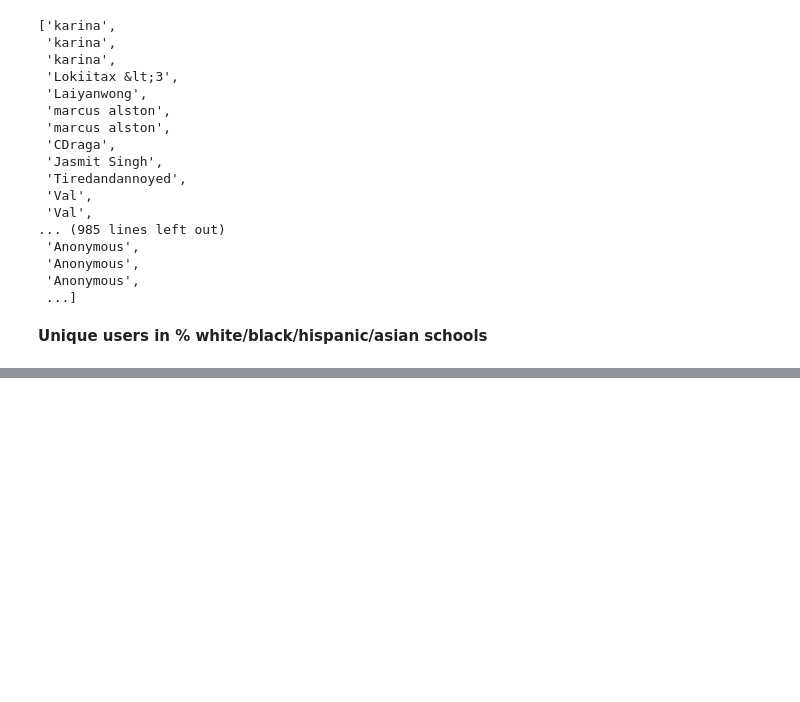
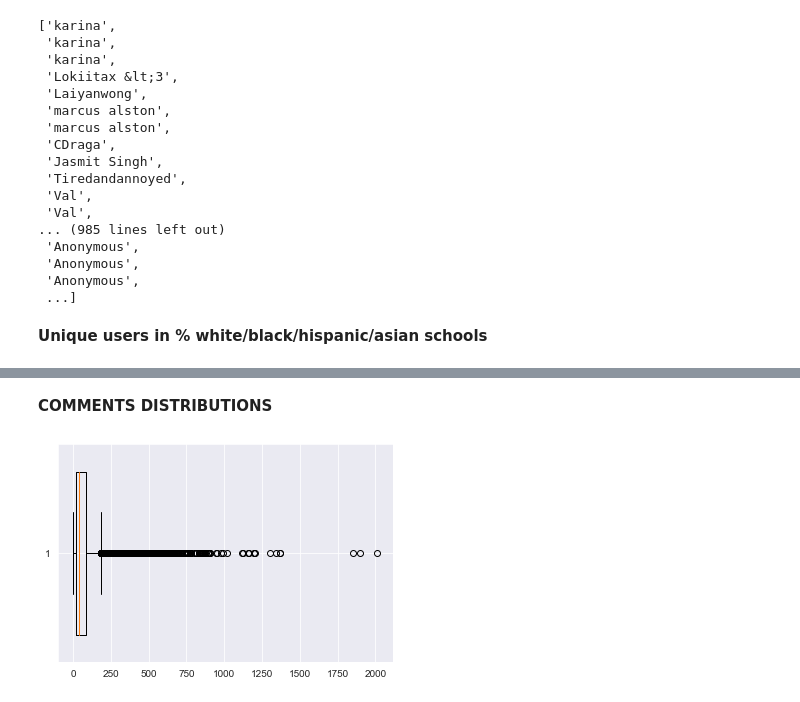
Before and after one commit to kevinmacmat/measuring_community_school_satisfaction, a Jupyter notebook: eda/comments_metadata_eda.ipynb, the cells around one changed output, grey strips where cells are left out. Cells and saved outputs as stored; diff of their text form; code cells hidden in the pictures; blank space fills up the shorter version.

```diff
--- a/eda/comments_metadata_eda.ipynb
+++ b/eda/comments_metadata_eda.ipynb
@@ -338,0 +381,12 @@ enrollment
+# %%
+# get number of words and characters for each comment
+num_words = []
+num_characters = []
+
+for x in df.comment:
+    num_words.append(len(x.split(' ')))
+    num_characters.append(len(x))
+# %%
+# add info to dataframe
+df['num_words'] = num_words
+df['num_characters'] = num_characters
@@ -338,0 +416,7 @@ enrollment
+# %% [markdown]
+**COMMENTS DISTRIBUTIONS**
+# %%
+plt.boxplot(df.num_words, vert=False, widths=.75)
+plt.show()
+# %% [output]
+[figure, added]
```
Also changed, not shown: parts of 22 cells of this notebook.
